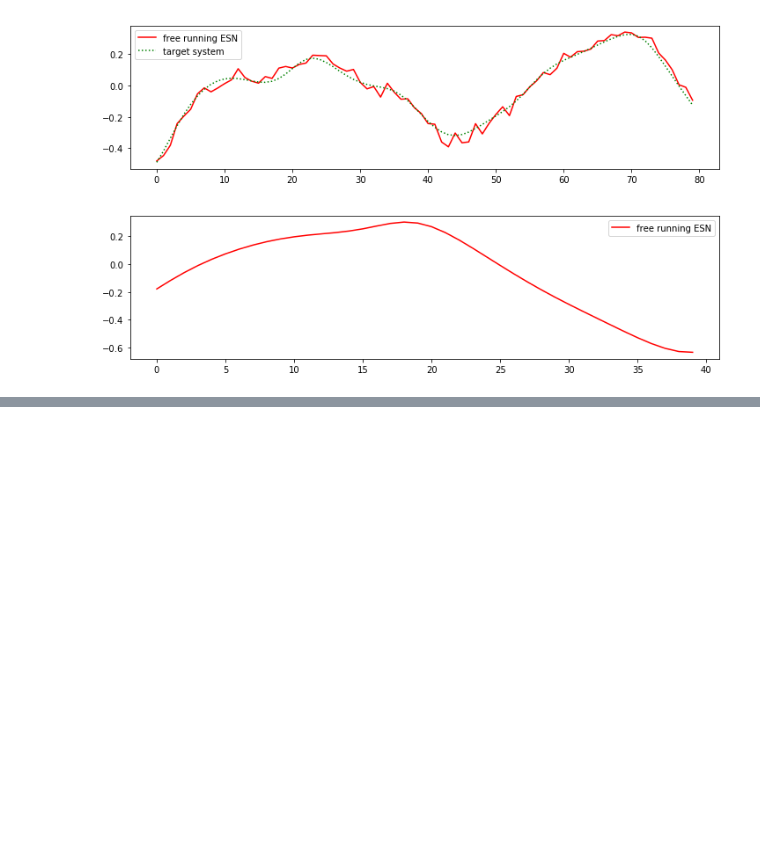
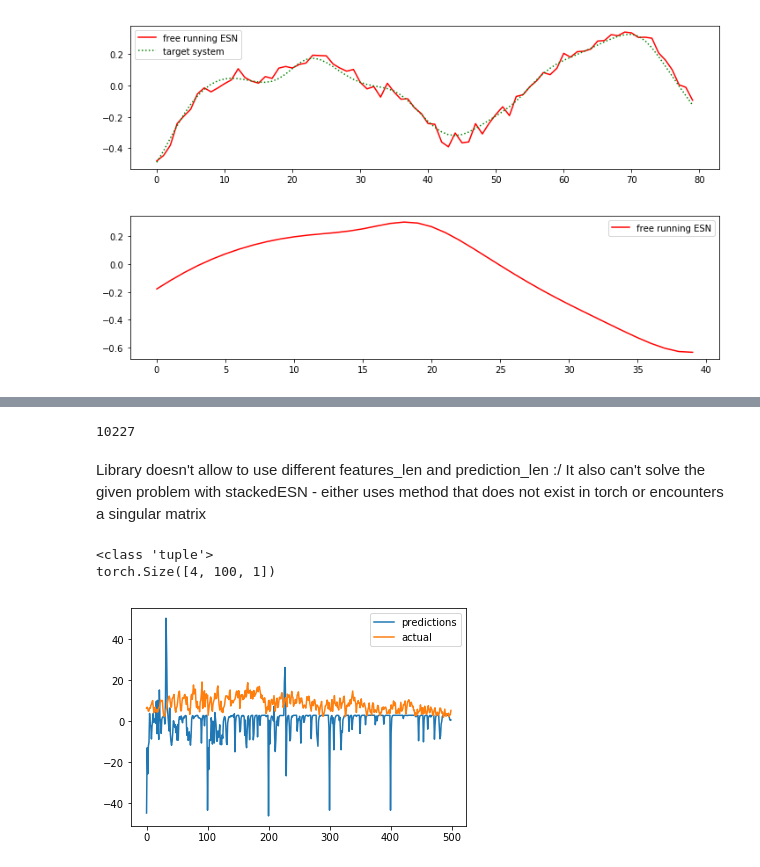
Before and after one commit to Ro6ertWcislo/ESN-for-dynamical-systems, a Jupyter notebook: ESN.ipynb, the cells around one changed output, grey strips where cells are left out. Drawn from its saved outputs; the diff is of its cells as text; code cells hidden in the pictures; blank space fills up the shorter version.

```diff
--- a/ESN.ipynb
+++ b/ESN.ipynb
@@ -466,0 +525,48 @@ plt.show()
+# %%
+data = daily_avg['aqi'].values.astype(np.float32)
+len(data)
+# %% [output]
+10227
+# %%
+X_train,X_test=data[:8200],data[8200:10220]
+# %% [markdown]
+Library doesn't allow to use different features_len and prediction_len :/
+It also can't solve the given problem with stackedESN - either uses method that does not exist in torch or encounters a singular matrix
+# %%
+train_ds = WindowDataset(X_train,features_len=100,prediction_len=100)
+test_ds = WindowDataset(X_test,features_len=100,prediction_len=100)
+
+trainloader = DataLoader(train_ds, batch_size=4, shuffle=False, num_workers=1)
+testloader = DataLoader(test_ds, batch_size=4, shuffle=False, num_workers=1)
+
+esn = etnn.LiESN(
+    input_dim=1,
+    hidden_dim=154,#[154,154,154,154],
+    output_dim=1,
+    spectral_radius=1.246,
+    learning_algo='inv',
+    leaky_rate=0.82#[0.820,0.820,0.820,0.820]
+)
+
+for data in trainloader:
+    inputs, targets = data
+    esn(inputs, targets)
+
+esn.finalize()
+
+# training done
+
+prediction = [(esn(x_sample),y_sample) for (x_sample,y_sample) in testloader]
+xs,ys = zip(*prediction)
+print(type(xs))
+print(xs[0].shape)
+pred = np.hstack([x.data[0,:,0] for x in xs])
+pred = pred - np.average(pred)
+plt.plot(pred,label='predictions')
+plt.plot(np.hstack([y.data[0,:,0] for y in ys]),label='actual')
+plt.legend()
+plt.show()
+# %% [output]
+<class 'tuple'>
+torch.Size([4, 100, 1])
+[figure, added]
```
Also changed, not shown: parts of 59 cells of this notebook, 7 other files.
